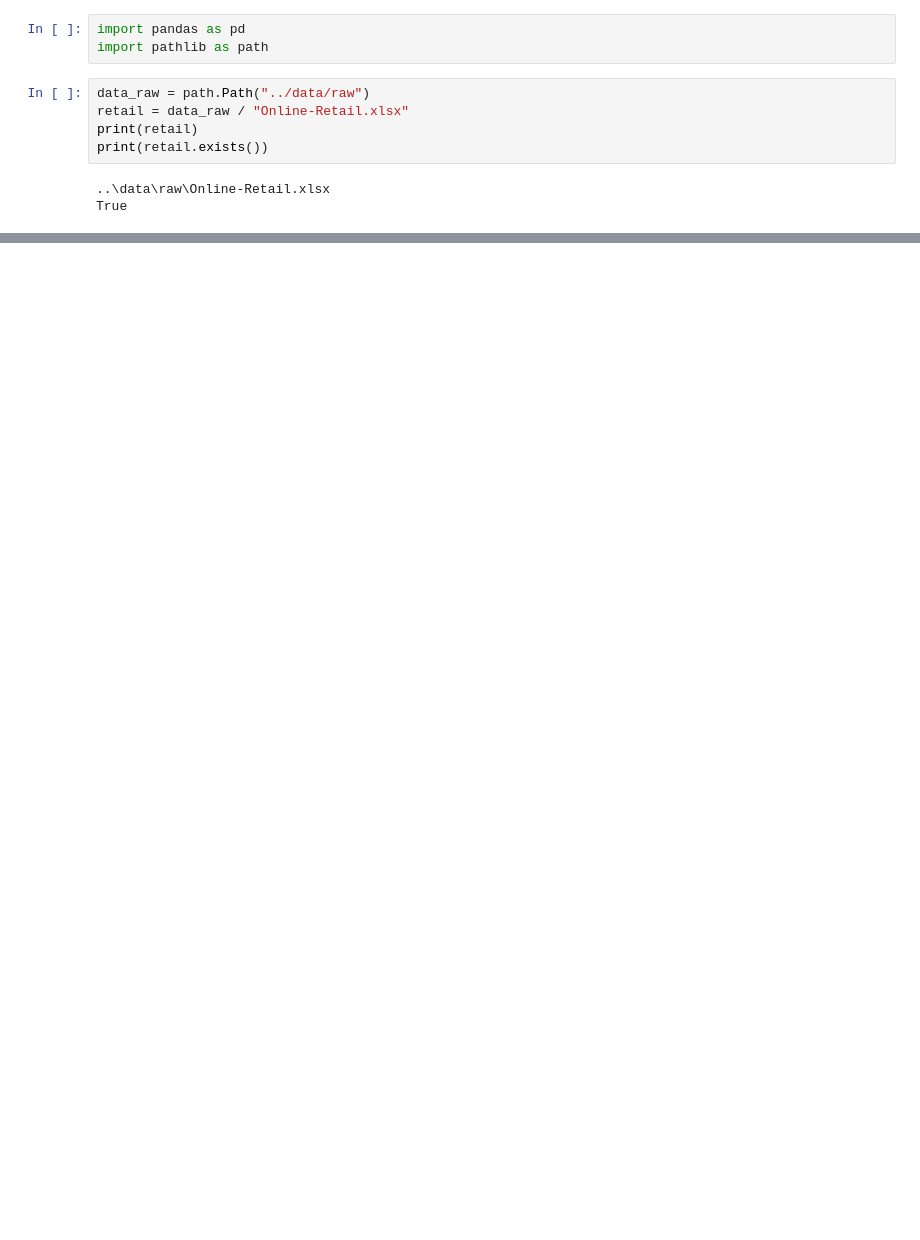
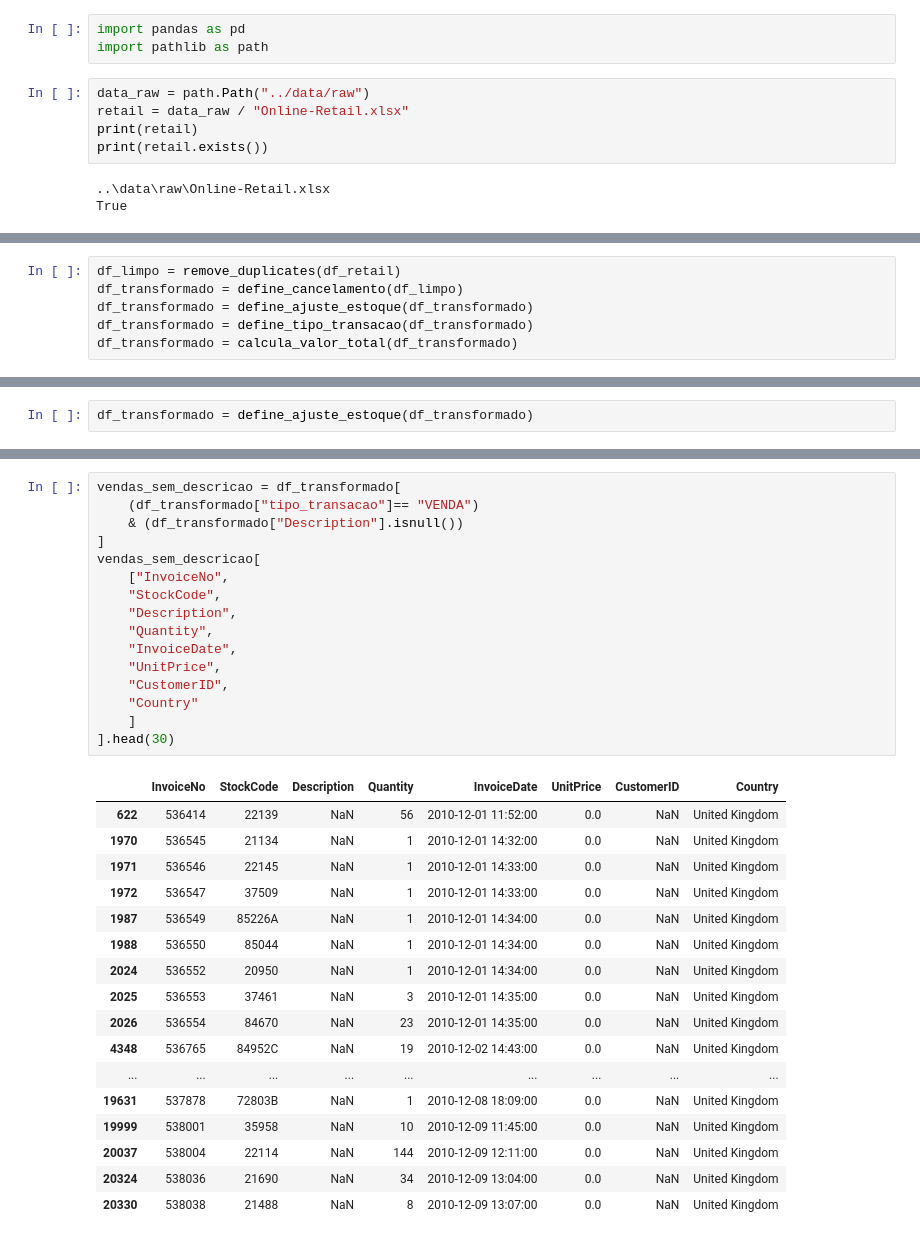
Before and after one commit to Gabriel-Billa/online-retail-etl, a Jupyter notebook: notebooks/01-exploracao.ipynb, the cells around one changed output, grey strips where cells are left out. Cells and saved outputs as stored; diff of their text form; blank space fills up the shorter version.

```diff
--- a/notebooks/01-exploracao.ipynb
+++ b/notebooks/01-exploracao.ipynb
@@ -21,0 +350,6 @@ df_retail.head()
+# %%
+df_limpo = remove_duplicates(df_retail)
+df_transformado = define_cancelamento(df_limpo)
+df_transformado = define_ajuste_estoque(df_transformado)
+df_transformado = define_tipo_transacao(df_transformado)
+df_transformado = calcula_valor_total(df_transformado)
@@ -21,0 +392,2 @@ df_retail.head()
+# %%
+df_transformado = define_ajuste_estoque(df_transformado)
@@ -21,0 +469,34 @@ df_retail.head()
+# %%
+vendas_sem_descricao = df_transformado[
+    (df_transformado["tipo_transacao"]== "VENDA")
+    & (df_transformado["Description"].isnull())
+]
+vendas_sem_descricao[
+    ["InvoiceNo",
+    "StockCode",
+    "Description",
+    "Quantity",
+    "InvoiceDate",
+    "UnitPrice",
+    "CustomerID",
+    "Country"
+    ]
+].head(30)
+# %% [output]
+|  | InvoiceNo | StockCode | Description | Quantity | InvoiceDate | UnitPrice | CustomerID | Country |
+| 622 | 536414 | 22139 | NaN | 56 | 2010-12-01 11:52:00 | 0.0 | NaN | United Kingdom |
+| 1970 | 536545 | 21134 | NaN | 1 | 2010-12-01 14:32:00 | 0.0 | NaN | United Kingdom |
+| 1971 | 536546 | 22145 | NaN | 1 | 2010-12-01 14:33:00 | 0.0 | NaN | United Kingdom |
+| 1972 | 536547 | 37509 | NaN | 1 | 2010-12-01 14:33:00 | 0.0 | NaN | United Kingdom |
+| 1987 | 536549 | 85226A | NaN | 1 | 2010-12-01 14:34:00 | 0.0 | NaN | United Kingdom |
+| 1988 | 536550 | 85044 | NaN | 1 | 2010-12-01 14:34:00 | 0.0 | NaN | United Kingdom |
+| 2024 | 536552 | 20950 | NaN | 1 | 2010-12-01 14:34:00 | 0.0 | NaN | United Kingdom |
+| 2025 | 536553 | 37461 | NaN | 3 | 2010-12-01 14:35:00 | 0.0 | NaN | United Kingdom |
+| 2026 | 536554 | 84670 | NaN | 23 | 2010-12-01 14:35:00 | 0.0 | NaN | United Kingdom |
+| 4348 | 536765 | 84952C | NaN | 19 | 2010-12-02 14:43:00 | 0.0 | NaN | United Kingdom |
+| ... | ... | ... | ... | ... | ... | ... | ... | ... |
+| 19631 | 537878 | 72803B | NaN | 1 | 2010-12-08 18:09:00 | 0.0 | NaN | United Kingdom |
+| 19999 | 538001 | 35958 | NaN | 10 | 2010-12-09 11:45:00 | 0.0 | NaN | United Kingdom |
+| 20037 | 538004 | 22114 | NaN | 144 | 2010-12-09 12:11:00 | 0.0 | NaN | United Kingdom |
+| 20324 | 538036 | 21690 | NaN | 34 | 2010-12-09 13:04:00 | 0.0 | NaN | United Kingdom |
+| 20330 | 538038 | 21488 | NaN | 8 | 2010-12-09 13:07:00 | 0.0 | NaN | United Kingdom |
```
Also changed, not shown: parts of 58 cells of this notebook, 2 other files.
